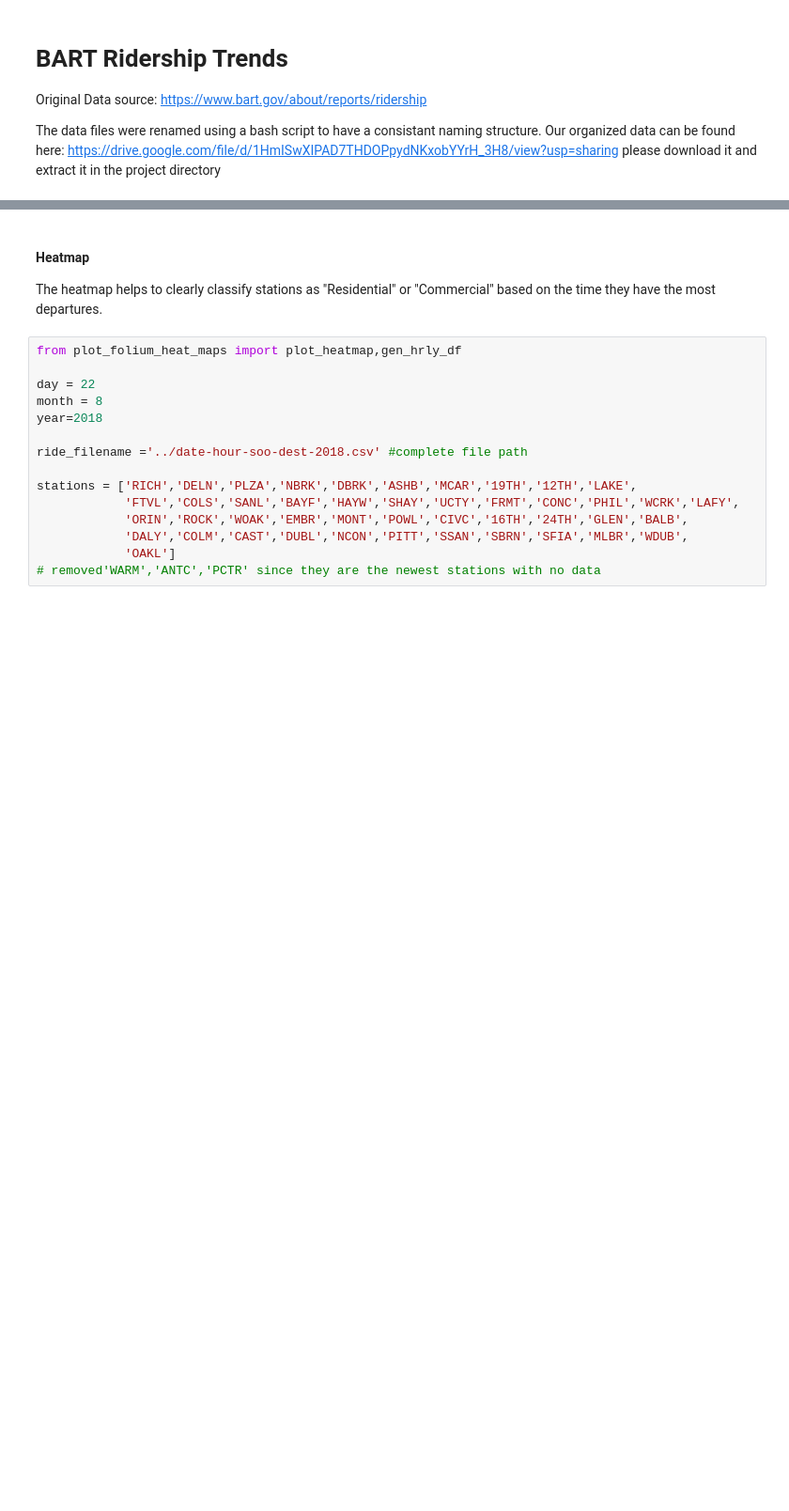
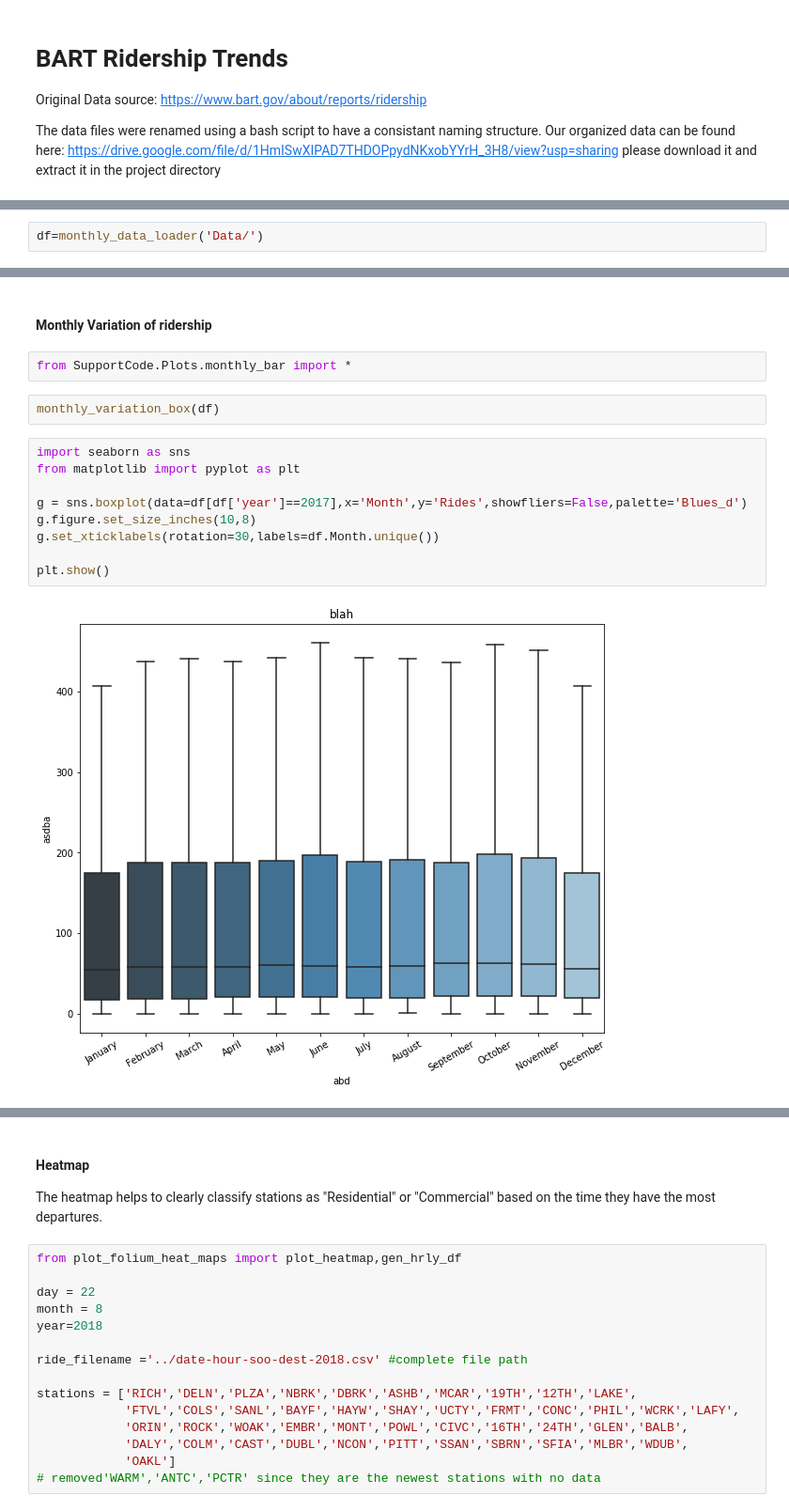
Before and after one commit to CharleneC/ECE143_F18, a Jupyter notebook: BART Trends- Main Notebook.ipynb, the cells around one changed output, grey strips where cells are left out. Shown: that part at 94% size. Saved outputs shown, nothing was run; the diff lists cells and outputs as text; blank space fills up the shorter version.

Commit message:
adding monthly box plot

```diff
--- a/BART Trends- Main Notebook.ipynb
+++ b/BART Trends- Main Notebook.ipynb
@@ -8,0 +13,2 @@ please download it and extract it in the project directory
+# %%
+df=monthly_data_loader('Data/')
@@ -8,0 +33,17 @@ please download it and extract it in the project directory
+# %% [markdown]
+#### Monthly Variation of ridership
+# %%
+from SupportCode.Plots.monthly_bar import *
+# %%
+monthly_variation_box(df)
+# %%
+import seaborn as sns
+from matplotlib import pyplot as plt
+
+g = sns.boxplot(data=df[df['year']==2017],x='Month',y='Rides',showfliers=False,palette='Blues_d')
+g.figure.set_size_inches(10,8)
+g.set_xticklabels(rotation=30,labels=df.Month.unique())
+
+plt.show()
+# %% [output]
+[figure, added]
```
Also changed, not shown: parts of 5 cells of this notebook, 1 other file.
